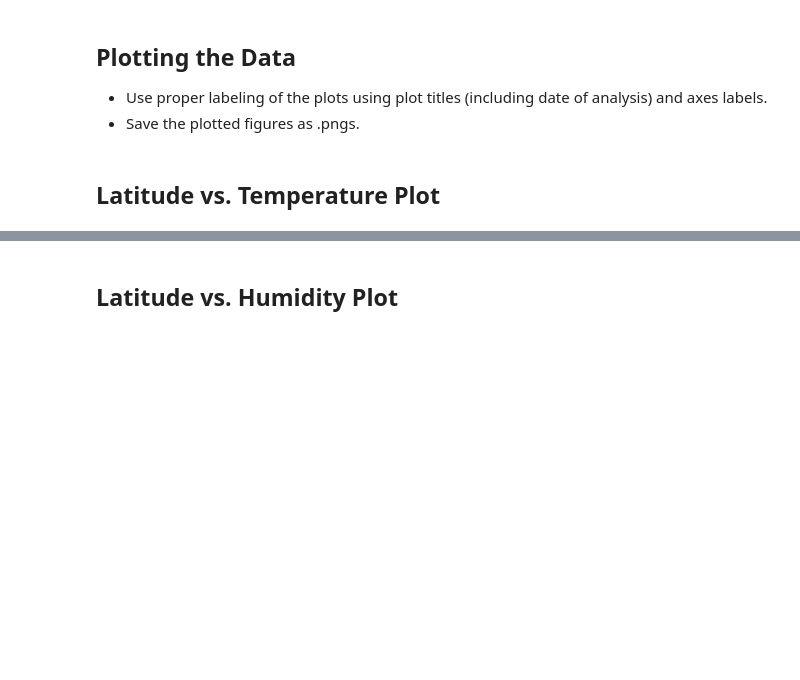
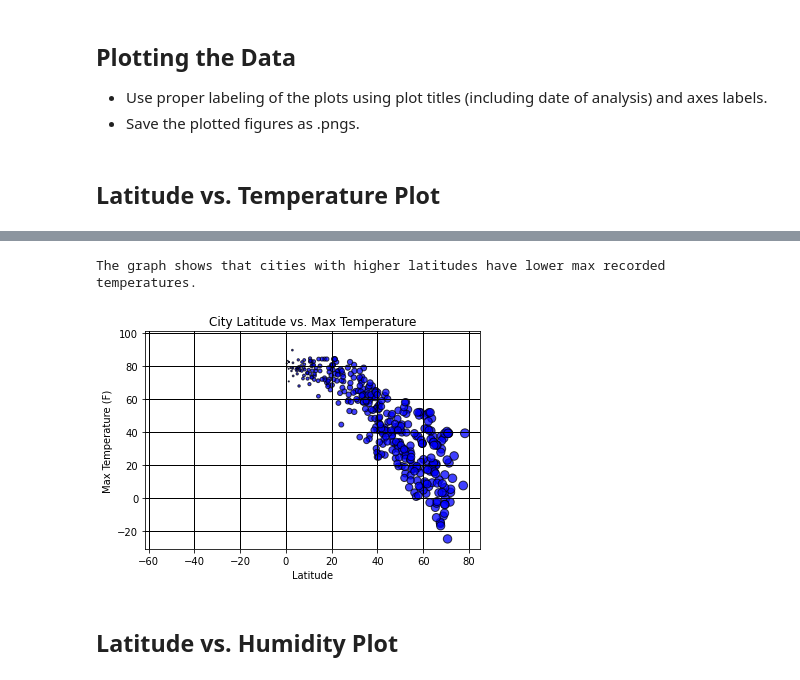
Before and after one commit to JMazick/python-api-challenge, a Jupyter notebook: WeatherPy/WeatherPy.ipynb, the cells around one changed output, grey strips where cells are left out. Drawn from its saved outputs; the diff is of its cells as text; code cells hidden in the pictures; blank space fills up the shorter version.

```diff
--- a/WeatherPy/WeatherPy.ipynb
+++ b/WeatherPy/WeatherPy.ipynb
@@ -169,0 +154,3 @@ Int64Index([], dtype='int64')
+# %%
+city_latitude = city_data['Latitude']
+city_latitude
@@ -169,0 +170,3 @@ Int64Index([], dtype='int64')
+# %%
+city_maxtemp = city_data['Max Temp']
+city_maxtemp
@@ -170,2 +186,14 @@ Int64Index([], dtype='int64')
+# %%
+plt.scatter(city_latitude, city_maxtemp, marker='o', facecolors="blue", edgecolors="black",
+            s=city_latitude, alpha=0.75)
+plt.title("City Latitude vs. Max Temperature")
+plt.xlabel("Latitude")
+plt.ylabel("Max Temperature (F)")
+plt.grid(axis='both', color='black', linestyle='-', linewidth=1)
+plt.savefig("../Images/city_latitude_vs_max_temp.png")
+print("The graph shows that cities with higher latitudes have lower max recorded temperatures.")
+# %% [output]
+The graph shows that cities with higher latitudes have lower max recorded temperatures.
+[figure, added]
 # %% [markdown]
 ## Latitude vs. Humidity Plot
```
Also changed, not shown: parts of 35 cells of this notebook, 13 other files.
